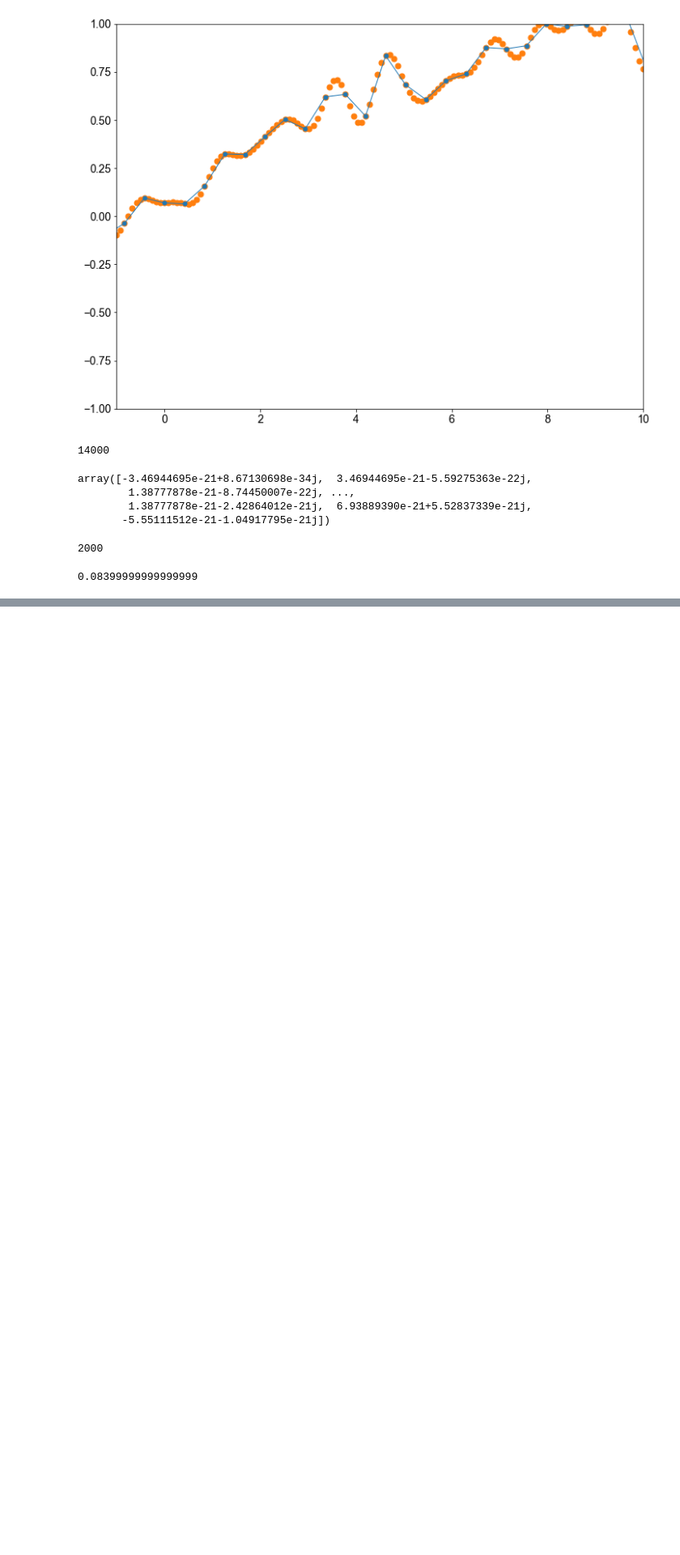
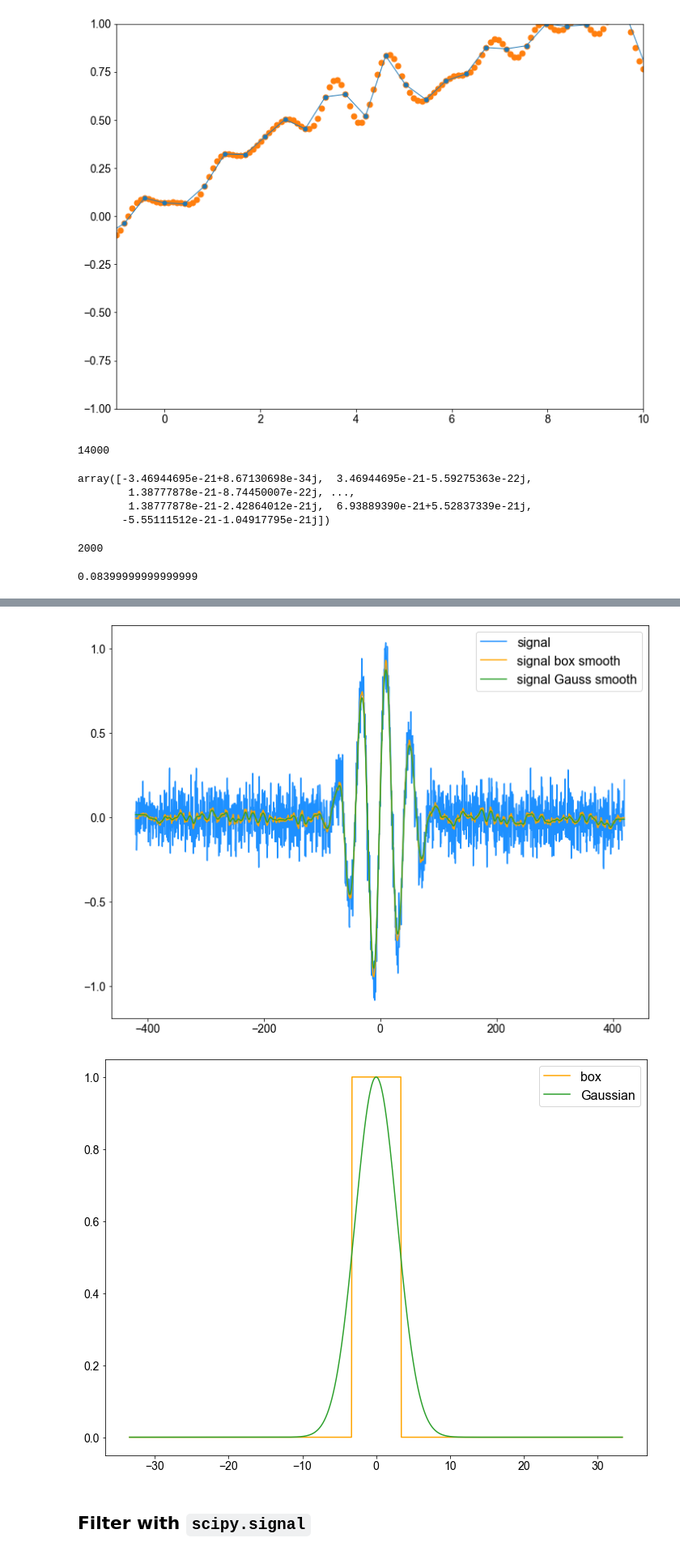
Before and after one commit to igred8/signal, a Jupyter notebook: signal/notebooks/0.0-signal-processing-igad.ipynb, the cells around one changed output, grey strips where cells are left out. Shown at 81% size. Cells and saved outputs as stored; diff of their text form; code cells hidden in the pictures; blank space fills up the shorter version.

Commit message:
smoothing and filtering

```diff
--- a/signal/notebooks/0.0-signal-processing-igad.ipynb
+++ b/signal/notebooks/0.0-signal-processing-igad.ipynb
@@ -312,0 +377,38 @@ T_RESOLUTION/(augment_factor-1)
+# %%
+# signal
+signal_temp = xvec2
+
+# smoothing window function width
+winwidth = WAVELENGTH/(2*pc.pi)
+# smooth with a box
+tvec_smooth_box, signal_smooth_box = sl.smooth(tvec, signal_temp, winwidth, mode='box', edgemode='pad')
+# smooth with a gaussian
+tvec_smooth_gauss, signal_smooth_gauss = sl.smooth(tvec, signal_temp, winwidth, mode='gauss', edgemode='pad')
+
+fig, ax = plt.subplots(nrows=1,ncols=1,figsize=(12,9))
+# plot initial signals
+ls = dict(linewidth=1.5)
+ls['color'] = 'dodgerblue'
+ax.plot(tvec, signal_temp, **ls)
+ls['color'] = 'orange'
+ax.plot(tvec_smooth_box, signal_smooth_box, **ls)
+ls['color'] = 'tab:green'
+ax.plot(tvec_smooth_gauss, signal_smooth_gauss, **ls)
+leglist = ['signal', 'signal box smooth', 'signal Gauss smooth']
+ax.legend(leglist, prop={'size':16, 'family':mainfont})
+plt.show()
+
+fig, ax = plt.subplots(nrows=1,ncols=1,figsize=(12,9))
+tvec_window = np.arange(-5*winwidth, 5*winwidth, 0.01*winwidth)
+ls['color'] = 'orange'
+ax.plot(tvec_window, sl.boxfunc(tvec_window, 0, winwidth), **ls)
+ls['color'] = 'tab:green'
+ax.plot(tvec_window, sl.gaussianfunc(tvec_window, 0, winwidth), **ls)
+leglist = ['box', 'Gaussian']
+ax.legend(leglist, prop={'size':16, 'family':mainfont})
+plt.show()
+# %% [output]
+[figure, added]
+[figure, added]
+# %% [markdown]
+## Filter with `scipy.signal`
```
Also changed, not shown: parts of 15 cells of this notebook, 2 other files.
